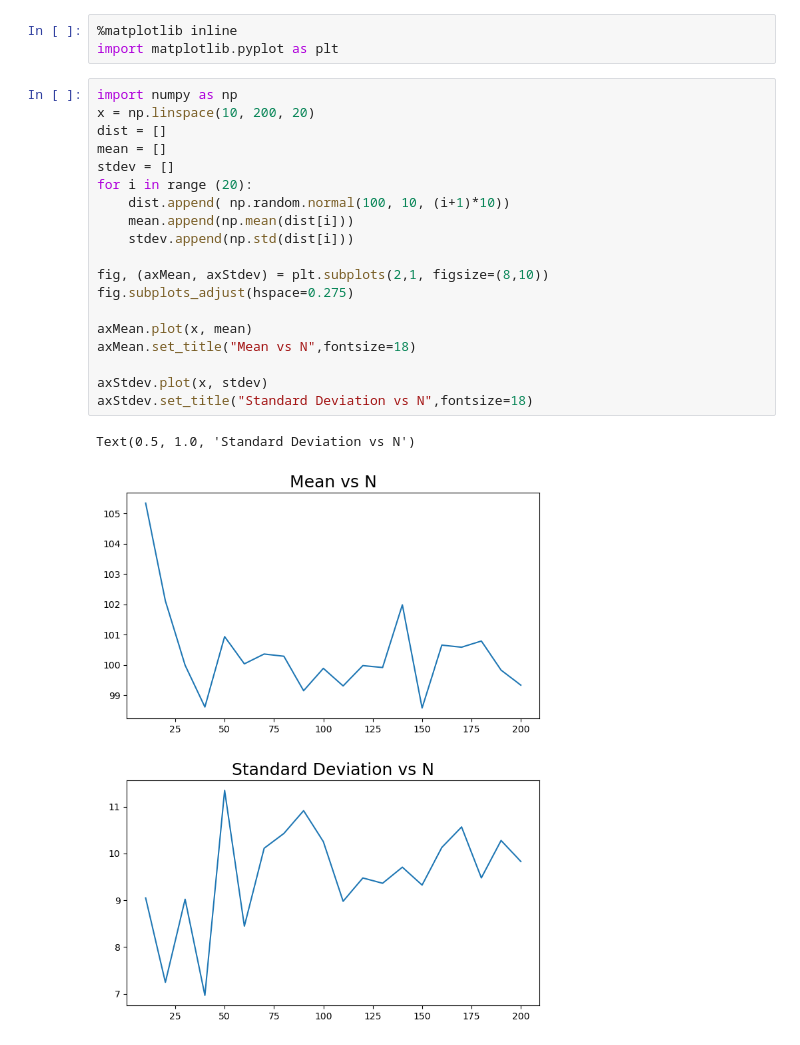
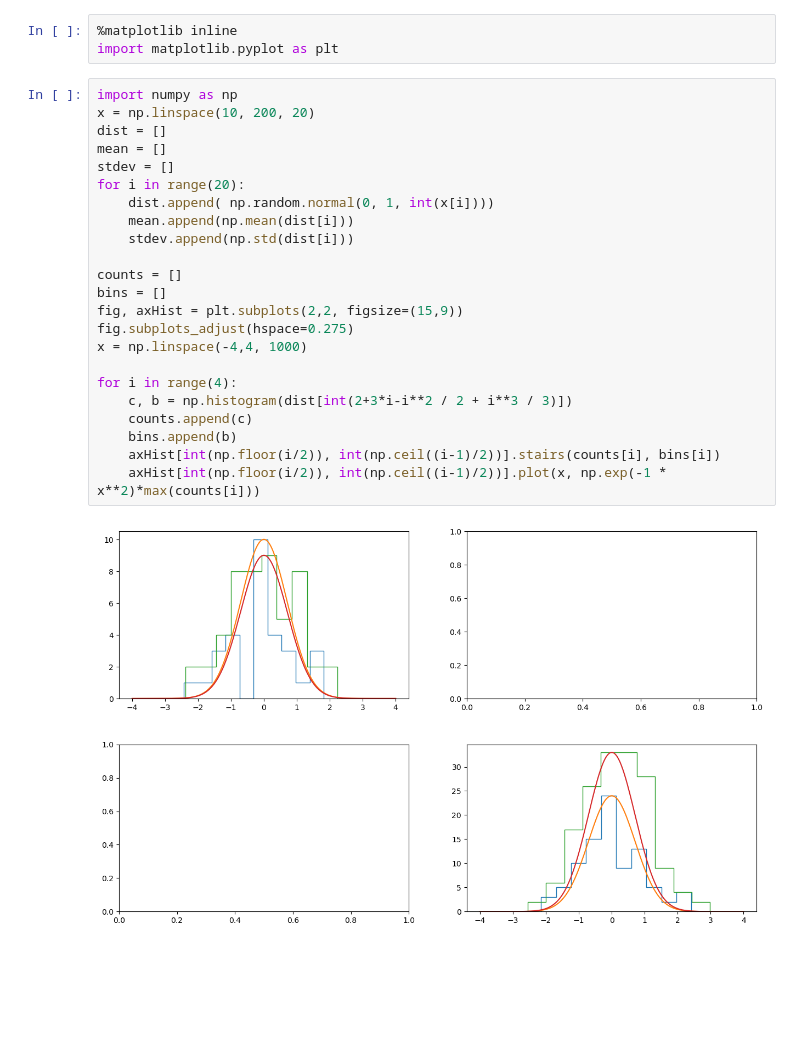
Before and after one commit to rainvm/College-Work, a Jupyter notebook: Physics/Thermo/Comp 1/Probability.ipynb, the cells around one changed output. Drawn from its saved outputs; the diff is of its cells as text; blank space fills up the shorter version.

```diff
--- a/Physics/Thermo/Comp 1/Probability.ipynb
+++ b/Physics/Thermo/Comp 1/Probability.ipynb
@@ -4,22 +4,25 @@ import matplotlib.pyplot as plt
 # %%
 import numpy as np
 x = np.linspace(10, 200, 20)
 dist = []
 mean = []
 stdev = []
-for i in range (20):
-    dist.append( np.random.normal(100, 10, (i+1)*10))
+for i in range(20):
+    dist.append( np.random.normal(0, 1, int(x[i])))
     mean.append(np.mean(dist[i]))
     stdev.append(np.std(dist[i]))
 
-fig, (axMean, axStdev) = plt.subplots(2,1, figsize=(8,10))
+counts = []
+bins = []
+fig, axHist = plt.subplots(2,2, figsize=(15,9))
 fig.subplots_adjust(hspace=0.275)
+x = np.linspace(-4,4, 1000)
 
-axMean.plot(x, mean)
-axMean.set_title("Mean vs N",fontsize=18)
-
-axStdev.plot(x, stdev)
-axStdev.set_title("Standard Deviation vs N",fontsize=18)
+for i in range(4):
+    c, b = np.histogram(dist[int(2+3*i-i**2 / 2 + i**3 / 3)])
+    counts.append(c)
+    bins.append(b)
+    axHist[int(np.floor(i/2)), int(np.ceil((i-1)/2))].stairs(counts[i], bins[i])
+    axHist[int(np.floor(i/2)), int(np.ceil((i-1)/2))].plot(x, np.exp(-1 * x**2)*max(counts[i]))
 # %% [output]
-Text(0.5, 1.0, 'Standard Deviation vs N')
-[figure, old version]
+[figure, new version]
```
Also changed, not shown: 1 other file.
